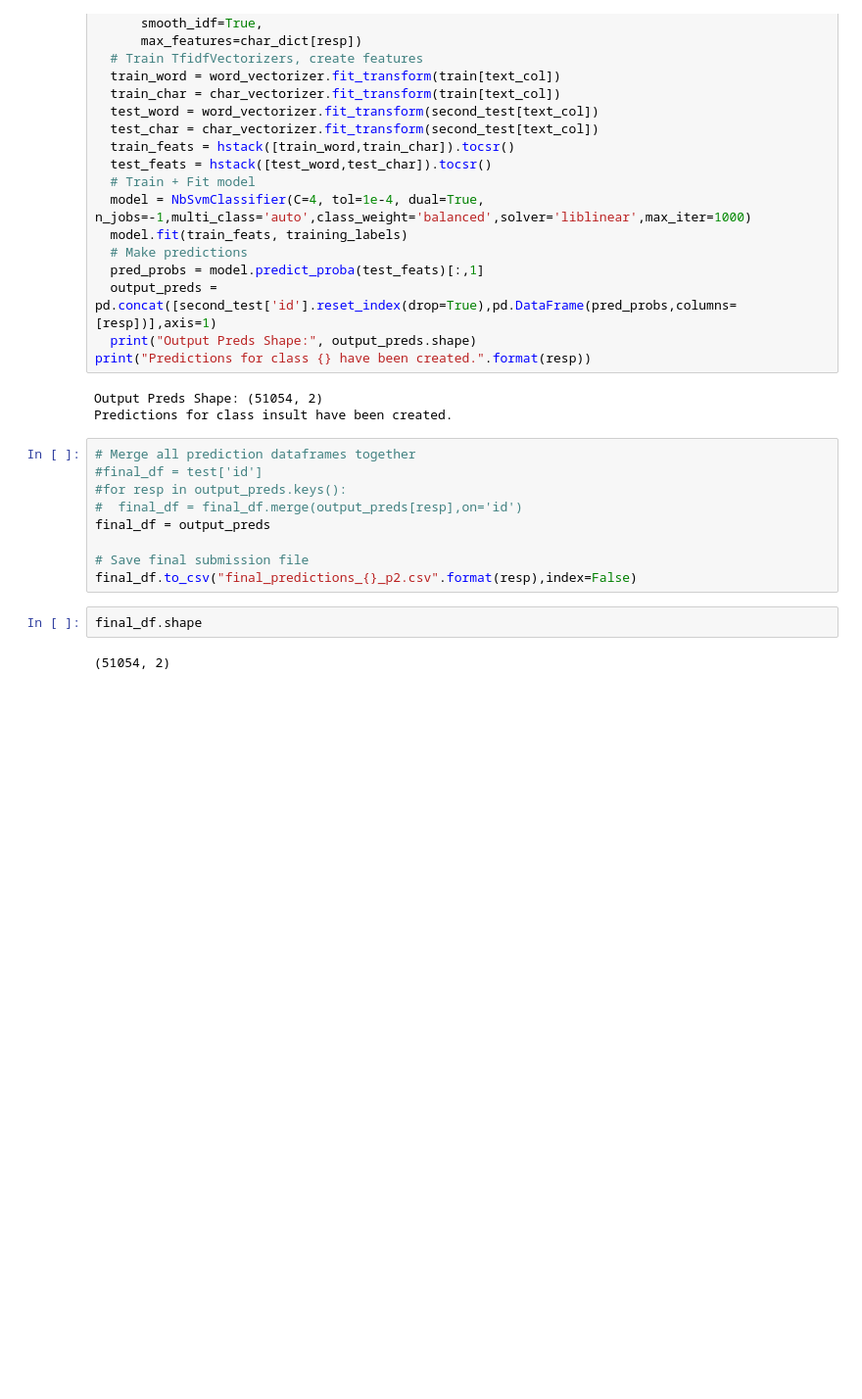
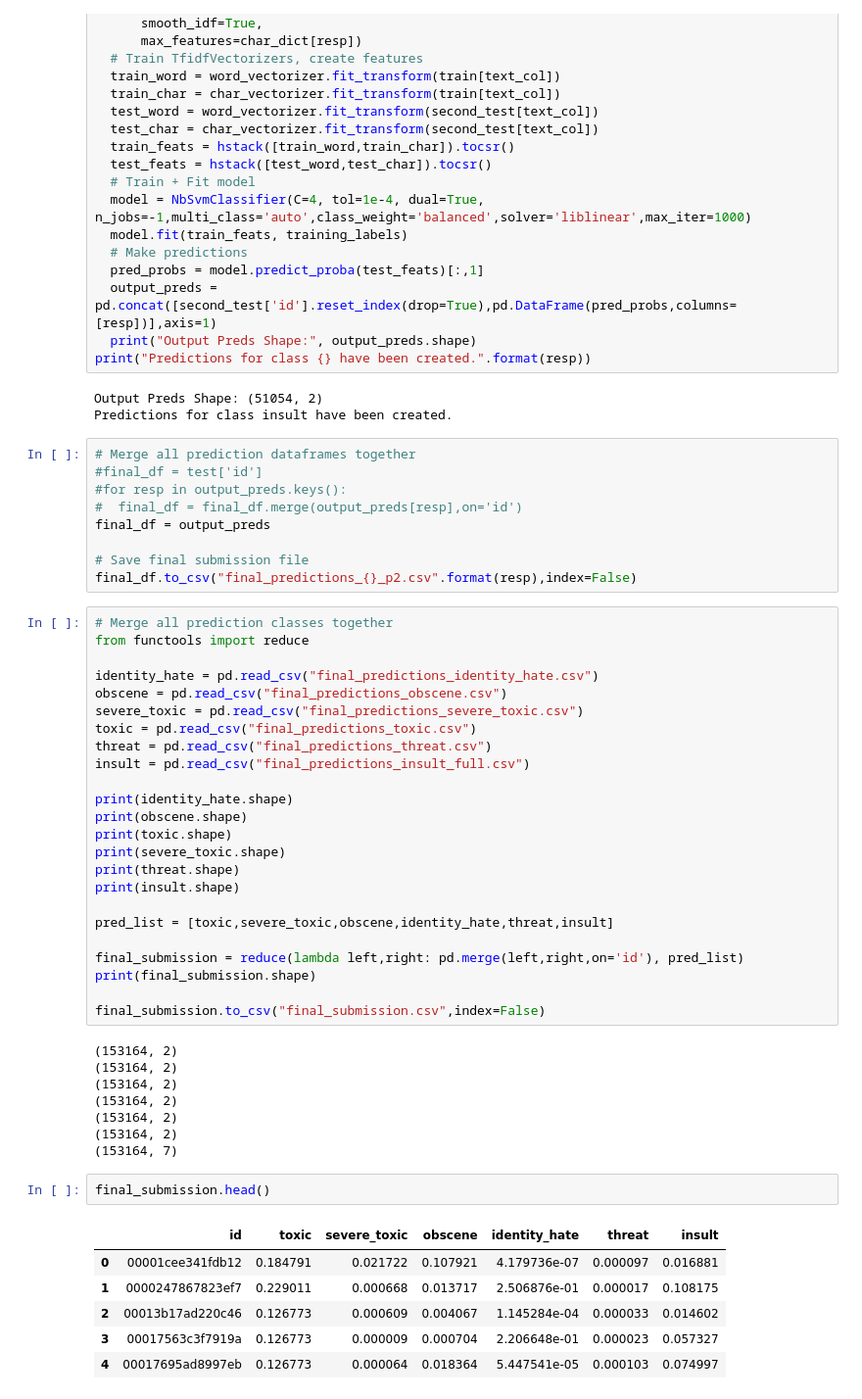
Before and after one commit to markerenberg/Toxic-Comment-Classification, a Jupyter notebook: Final_Submission_LGB_SVM.ipynb, the cells around one changed output. Shown: that part at 98% size. Cells and saved outputs as stored; diff of their text form; blank space fills up the shorter version.

```diff
--- a/Final_Submission_LGB_SVM.ipynb
+++ b/Final_Submission_LGB_SVM.ipynb
@@ -845,8 +852,45 @@ final_df = output_preds
 
 # Save final submission file
 final_df.to_csv("final_predictions_{}_p2.csv".format(resp),index=False)
-# %%
-final_df.shape
-# %% [output]
-(51054, 2)
+# %%
+# Merge all prediction classes together
+from functools import reduce
+
+identity_hate = pd.read_csv("final_predictions_identity_hate.csv")
+obscene = pd.read_csv("final_predictions_obscene.csv")
+severe_toxic = pd.read_csv("final_predictions_severe_toxic.csv")
+toxic = pd.read_csv("final_predictions_toxic.csv")
+threat = pd.read_csv("final_predictions_threat.csv")
+insult = pd.read_csv("final_predictions_insult_full.csv")
+
+print(identity_hate.shape)
+print(obscene.shape)
+print(toxic.shape)
+print(severe_toxic.shape)
+print(threat.shape)
+print(insult.shape)
+
+pred_list = [toxic,severe_toxic,obscene,identity_hate,threat,insult]
+
+final_submission = reduce(lambda left,right: pd.merge(left,right,on='id'), pred_list)
+print(final_submission.shape)
+
+final_submission.to_csv("final_submission.csv",index=False)
+# %% [output]
+(153164, 2)
+(153164, 2)
+(153164, 2)
+(153164, 2)
+(153164, 2)
+(153164, 2)
+(153164, 7)
+# %%
+final_submission.head()
+# %% [output]
+|  | id | toxic | severe_toxic | obscene | identity_hate | threat | insult |
+| 0 | 00001cee341fdb12 | 0.184791 | 0.021722 | 0.107921 | 4.179736e-07 | 0.000097 | 0.016881 |
+| 1 | 0000247867823ef7 | 0.229011 | 0.000668 | 0.013717 | 2.506876e-01 | 0.000017 | 0.108175 |
+| 2 | 00013b17ad220c46 | 0.126773 | 0.000609 | 0.004067 | 1.145284e-04 | 0.000033 | 0.014602 |
+| 3 | 00017563c3f7919a | 0.126773 | 0.000009 | 0.000704 | 2.206648e-01 | 0.000023 | 0.057327 |
+| 4 | 00017695ad8997eb | 0.126773 | 0.000064 | 0.018364 | 5.447541e-05 | 0.000103 | 0.074997 |
 # %%
```
Also changed, not shown: parts of 5 cells of this notebook.
